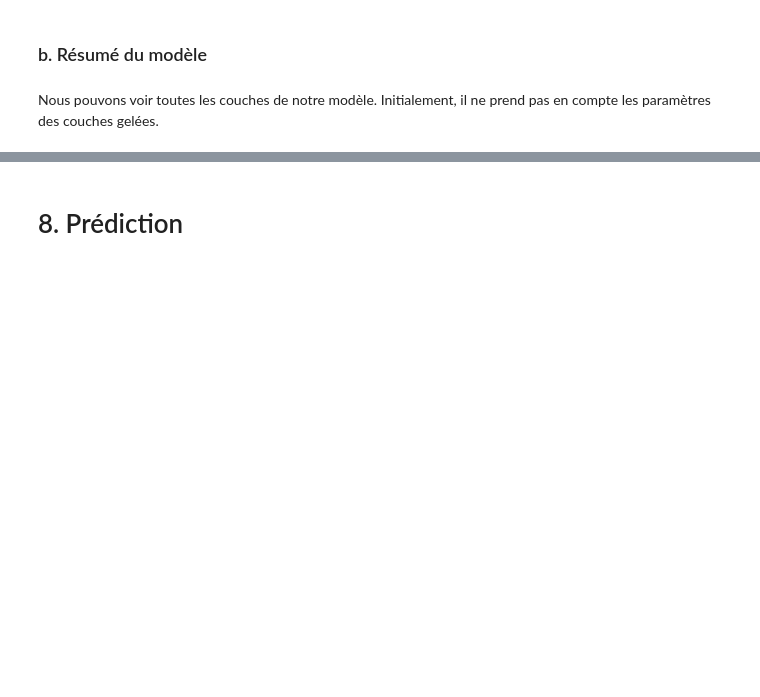
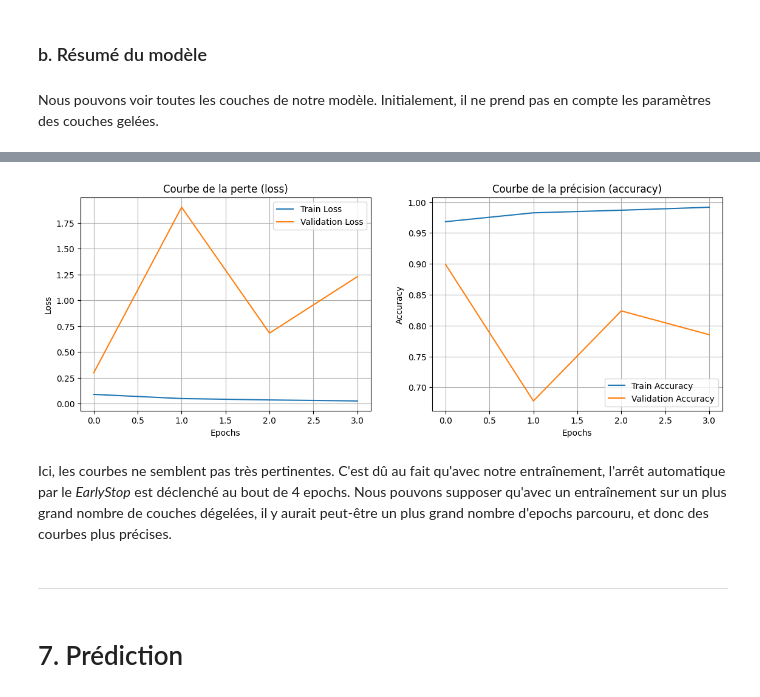
Before and after one commit to Aurelien-L/CNN_Transfer_Learning, a Jupyter notebook: Notebook_CNN_TL.ipynb, the cells around one changed output, grey strips where cells are left out. Saved outputs shown, nothing was run; the diff lists cells and outputs as text; code cells hidden in the pictures; blank space fills up the shorter version.

```diff
--- a/Notebook_CNN_TL.ipynb
+++ b/Notebook_CNN_TL.ipynb
@@ -181,2 +331,34 @@ Nous pouvons voir toutes les couches de notre modèle. Initialement, il ne prend
+# %%
+plt.figure(figsize=(12, 5))
+
+# Courbe de perte (loss)
+plt.subplot(1, 2, 1)
+plt.plot(history_nofreeze.history['loss'], label='Train Loss')
+plt.plot(history_nofreeze.history['val_loss'], label='Validation Loss')
+plt.title('Courbe de la perte (loss)')
+plt.xlabel('Epochs')
+plt.ylabel('Loss')
+plt.legend()
+plt.grid(True)
+
+# Courbe de précision (accuracy)
+plt.subplot(1, 2, 2)
+plt.plot(history_nofreeze.history['accuracy'], label='Train Accuracy')
+plt.plot(history_nofreeze.history['val_accuracy'], label='Validation Accuracy')
+plt.title('Courbe de la précision (accuracy)')
+plt.xlabel('Epochs')
+plt.ylabel('Accuracy')
+plt.legend()
+plt.grid(True)
+
+plt.tight_layout(pad=3.0)
+
+plt.show()
+# %% [output]
+[figure, added]
+# %% [markdown]
+Ici, les courbes ne semblent pas très pertinentes. C'est dû au fait qu'avec notre entraînement, l'arrêt automatique par le *EarlyStop* est déclenché au bout de 4 epochs. Nous pouvons supposer qu'avec un entraînement sur un plus grand nombre de couches dégelées, il y aurait peut-être un plus grand nombre d'epochs parcouru, et donc des courbes plus précises.
+# %% [markdown]
+_______________________________________________________________________________________________________________________________________________________
 # %% [markdown]
-# 8. Prédiction
+# 7. Prédiction
```
Also changed, not shown: parts of 40 cells of this notebook, 30 other files.
